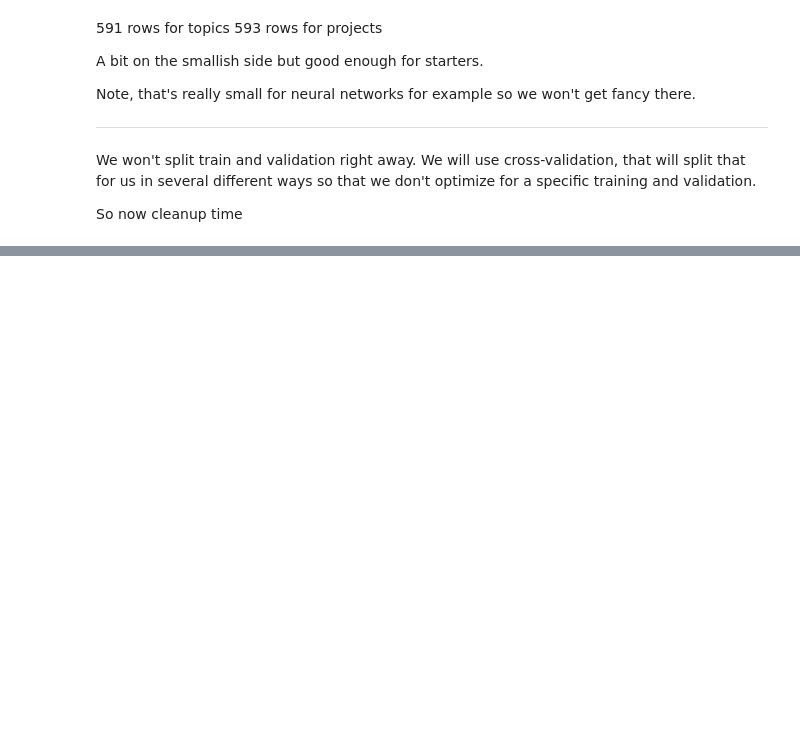
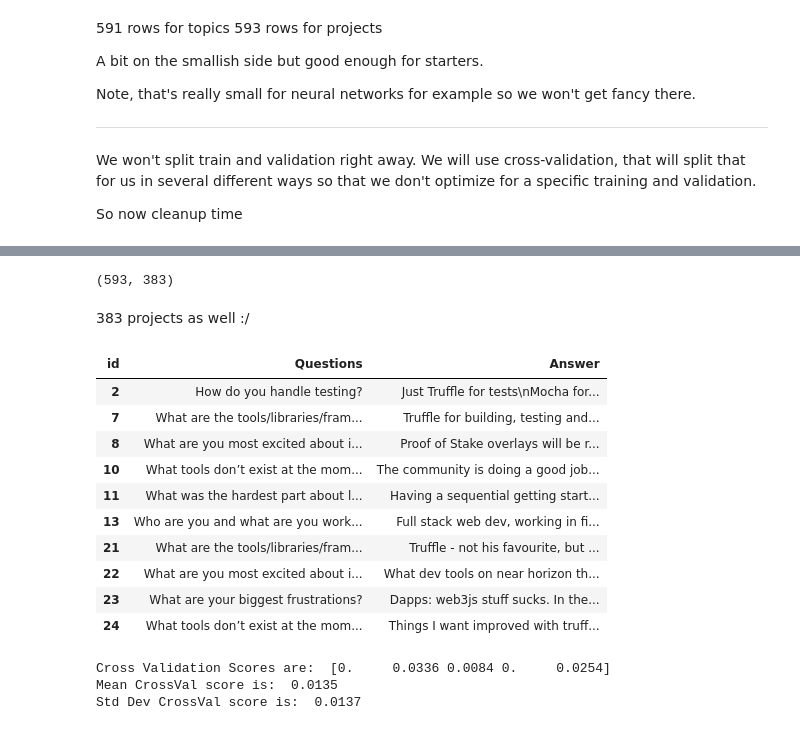
Before and after one commit to status-im/datasets, a Jupyter notebook: 201807_ETHPrize/ETHPrize_tagged_data_analysis.ipynb, the cells around one changed output, grey strips where cells are left out. Cells and saved outputs as stored; diff of their text form; code cells hidden in the pictures; blank space fills up the shorter version.

```diff
--- a/201807_ETHPrize/ETHPrize_tagged_data_analysis.ipynb
+++ b/201807_ETHPrize/ETHPrize_tagged_data_analysis.ipynb
@@ -279,0 +533,27 @@ del cleaned
+# %%
+print(y_projects.shape)
+# %% [output]
+(593, 383)
+# %% [markdown]
+383 projects as well :/
+# %%
+X_projects = projects_df.drop('Projects', axis = 1)
+X_projects.head(10)
+# %% [output]
+| id | Questions | Answer |
+| 2 | How do you handle testing? | Just Truffle for tests\nMocha for... |
+| 7 | What are the tools/libraries/fram... | Truffle for building, testing and... |
+| 8 | What are you most excited about i... | Proof of Stake overlays will be r... |
+| 10 | What tools don’t exist at the mom... | The community is doing a good job... |
+| 11 | What was the hardest part about l... | Having a sequential getting start... |
+| 13 | Who are you and what are you work... | Full stack web dev, working in fi... |
+| 21 | What are the tools/libraries/fram... | Truffle - not his favourite, but ... |
+| 22 | What are you most excited about i... | What dev tools on near horizon th... |
+| 23 | What are your biggest frustrations? | Dapps: web3js stuff sucks. In the... |
+| 24 | What tools don’t exist at the mom... | Things I want improved with truff... |
+# %%
+crossval(pipeline, X_projects, y_projects, 5) # We can reuse the previous pipeline
+# %% [output]
+Cross Validation Scores are:  [0.     0.0336 0.0084 0.     0.0254]
+Mean CrossVal score is:  0.0135
+Std Dev CrossVal score is:  0.0137
```
Also changed, not shown: parts of 32 cells of this notebook.
